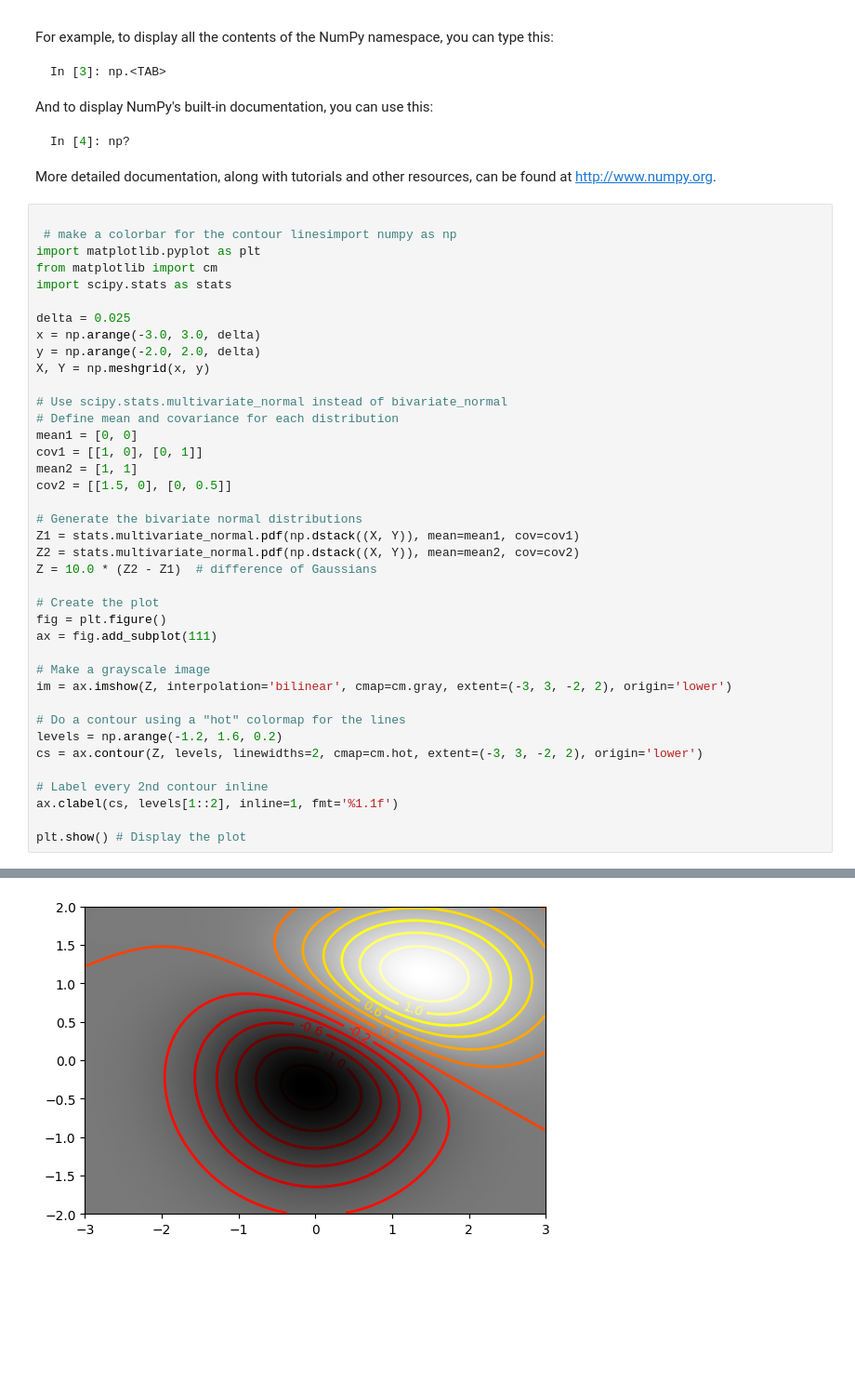
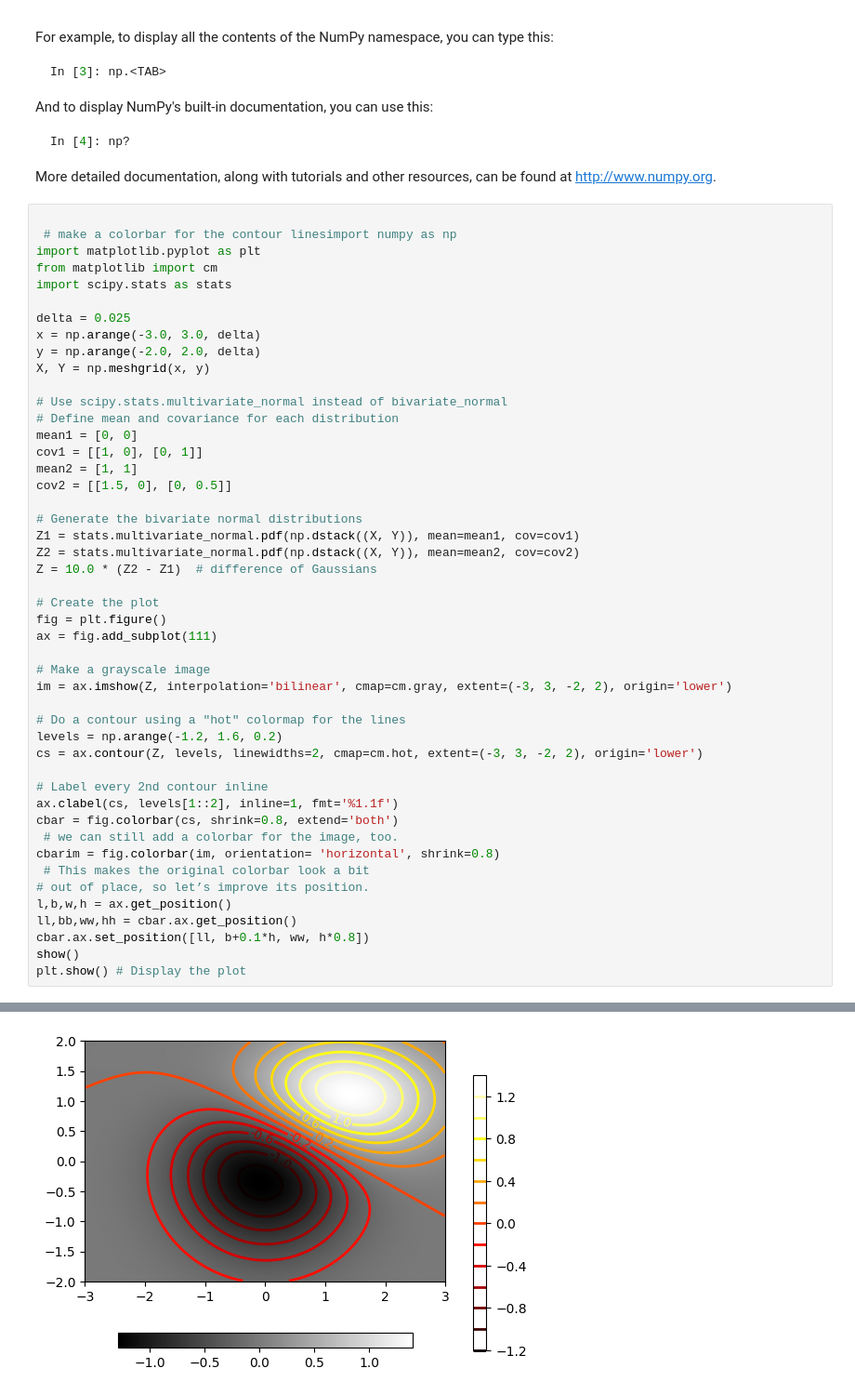
Before and after one commit to ahmedsaad-tech/TimeSeriesAnalysisWithPython, a Jupyter notebook: notebooks/02.00-Introduction-to-NumPy.ipynb, the cells around one changed output, grey strips where cells are left out. Shown: that part at 93% size. Saved outputs shown, nothing was run; the diff lists cells and outputs as text; blank space fills up the shorter version.

```diff
--- a/notebooks/02.00-Introduction-to-NumPy.ipynb
+++ b/notebooks/02.00-Introduction-to-NumPy.ipynb
@@ -90,6 +88,14 @@ cs = ax.contour(Z, levels, linewidths=2, cmap=cm.hot, extent=(-3, 3, -2, 2), ori
 
 # Label every 2nd contour inline
 ax.clabel(cs, levels[1::2], inline=1, fmt='%1.1f')
-
+cbar = fig.colorbar(cs, shrink=0.8, extend='both')
+ # we can still add a colorbar for the image, too.
+cbarim = fig.colorbar(im, orientation= 'horizontal', shrink=0.8)
+ # This makes the original colorbar look a bit
+# out of place, so let’s improve its position.
+l,b,w,h = ax.get_position()
+ll,bb,ww,hh = cbar.ax.get_position()
+cbar.ax.set_position([ll, b+0.1*h, ww, h*0.8])
+show()
 plt.show() # Display the plot
 # %% [output]
@@ -96 +103 @@ plt.show() # Display the plot
-[figure, old version]
+[figure, new version]
```
Also changed, not shown: parts of 3 cells of this notebook.
